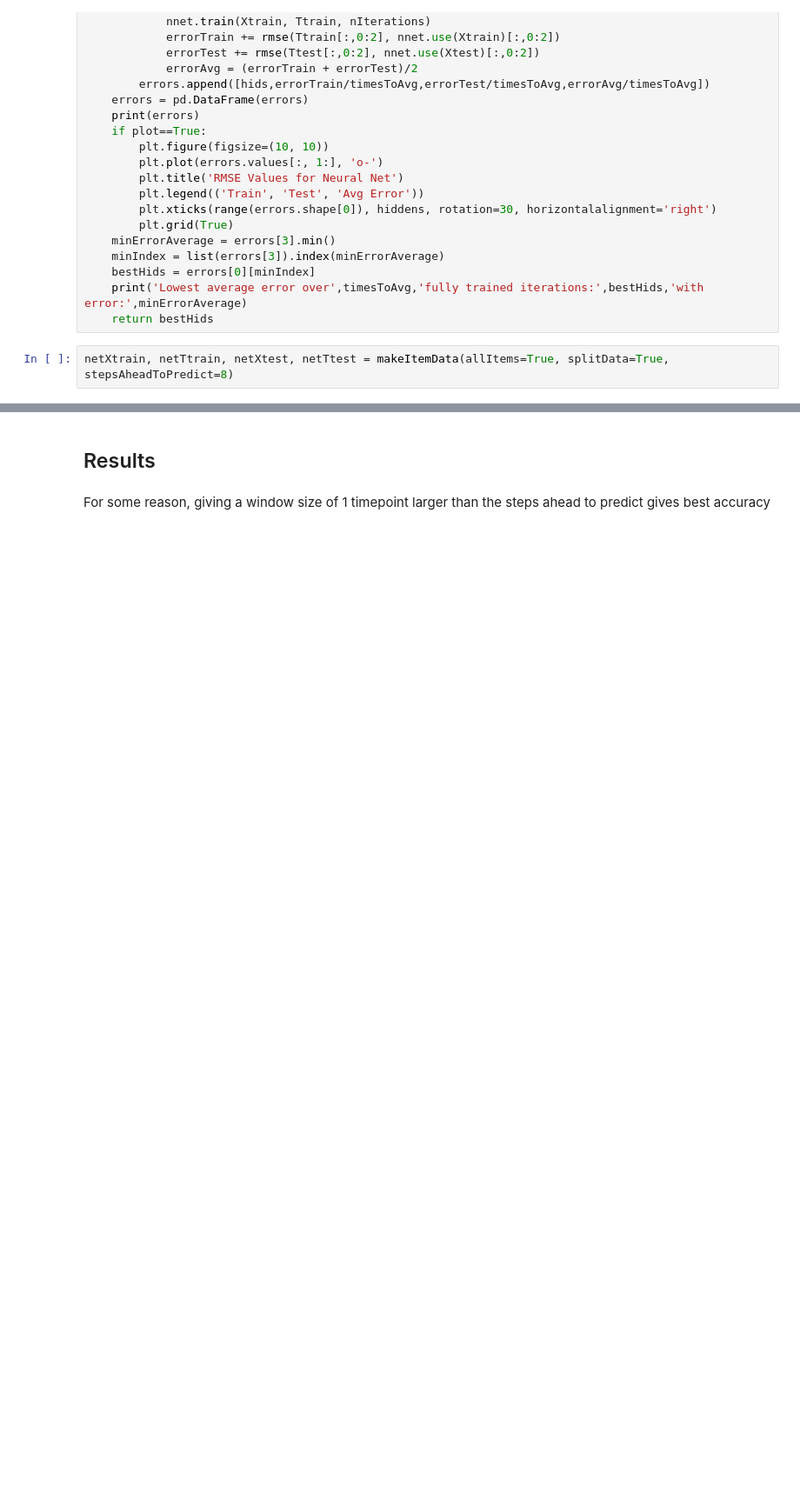
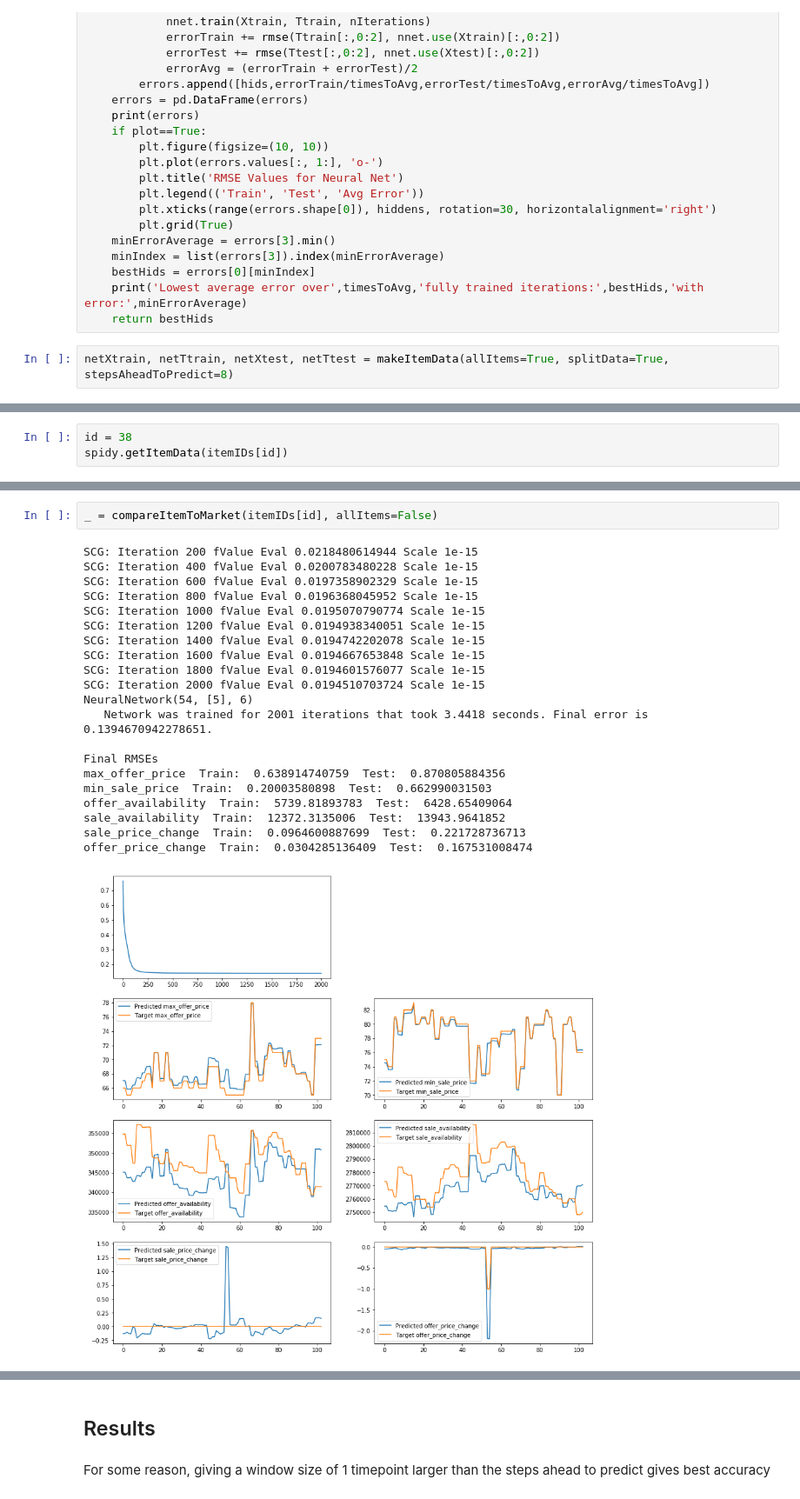
Before and after one commit to vicweeks/CS445-TermProject, a Jupyter notebook: TermProject.ipynb, the cells around one changed output, grey strips where cells are left out. Shown at 87% size. Drawn from its saved outputs; the diff is of its cells as text; blank space fills up the shorter version.

```diff
--- a/TermProject.ipynb
+++ b/TermProject.ipynb
@@ -324,0 +274,3 @@ offer_price_change  Train:  0.00100921360287  Test:  0.00100988225676
+# %%
+id = 38
+spidy.getItemData(itemIDs[id])
@@ -325,3 +293,27 @@ offer_price_change  Train:  0.00100921360287  Test:  0.00100988225676
+# %%
+_ = compareItemToMarket(itemIDs[id], allItems=False)
+# %% [output]
+SCG: Iteration 200 fValue Eval 0.0218480614944 Scale 1e-15
+SCG: Iteration 400 fValue Eval 0.0200783480228 Scale 1e-15
+SCG: Iteration 600 fValue Eval 0.0197358902329 Scale 1e-15
+SCG: Iteration 800 fValue Eval 0.0196368045952 Scale 1e-15
+SCG: Iteration 1000 fValue Eval 0.0195070790774 Scale 1e-15
+SCG: Iteration 1200 fValue Eval 0.0194938340051 Scale 1e-15
+SCG: Iteration 1400 fValue Eval 0.0194742202078 Scale 1e-15
+SCG: Iteration 1600 fValue Eval 0.0194667653848 Scale 1e-15
+SCG: Iteration 1800 fValue Eval 0.0194601576077 Scale 1e-15
+SCG: Iteration 2000 fValue Eval 0.0194510703724 Scale 1e-15
+NeuralNetwork(54, [5], 6)
+   Network was trained for 2001 iterations that took 3.4418 seconds. Final error is 0.1394670942278651.
+
+Final RMSEs
+max_offer_price  Train:  0.638914740759  Test:  0.870805884356
+min_sale_price  Train:  0.20003580898  Test:  0.662990031503
+offer_availability  Train:  5739.81893783  Test:  6428.65409064
+sale_availability  Train:  12372.3135006  Test:  13943.9641852
+sale_price_change  Train:  0.0964600887699  Test:  0.221728736713
+offer_price_change  Train:  0.0304285136409  Test:  0.167531008474
+[figure, added]
 # %%
 Y = compareItemToMarket(itemID=19718, allItems=False)
 # %% [output]
```
Also changed, not shown: parts of 38 cells of this notebook, 7 other files.
